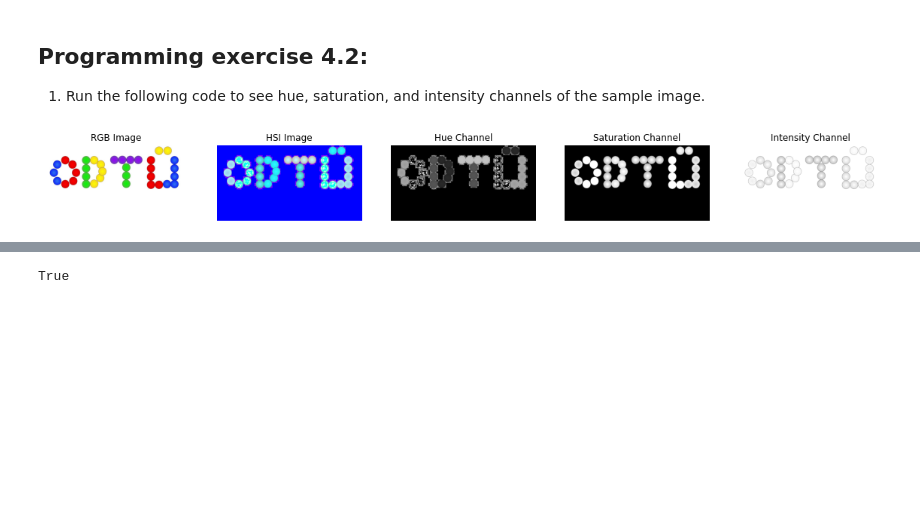
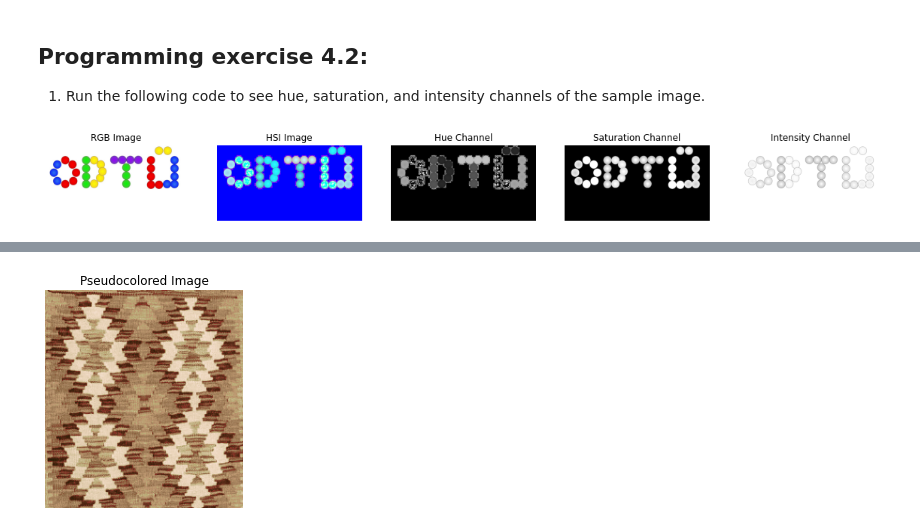
Before and after one commit to itironal/466Companion, a Jupyter notebook: _sources/newCh4.ipynb, the cells around one changed output, grey strips where cells are left out. Cells and saved outputs as stored; diff of their text form; code cells hidden in the pictures; blank space fills up the shorter version.

```diff
--- a/_sources/newCh4.ipynb
+++ b/_sources/newCh4.ipynb
@@ -666,10 +151,11 @@ plt.show()
 
 import cv2
 import numpy as np
+import matplotlib.pyplot as plt
 
 # --- FILE NAMES ---
-gray_image_filename = "cropped_kilim_image.png"    # grayscale input
-color_image_filename = "redmushroom_long.png"  # color source image
+gray_image_filename = "images/cropped_kilim_image.png"    # grayscale input
+color_image_filename = "images/redmushroom_long.png"  # color source image
 
 # --- READ IMAGES ---
 gray_img = cv2.imread(gray_image_filename, cv2.IMREAD_GRAYSCALE)
@@ -707,43 +193,35 @@ def fill_palette(palette):
     known_indices = np.where(np.any(palette != 0, axis=1))[0]
 
     # Fill start to first known
     filled[:known_indices[0]] = palette[known_indices[0]]
 
     # Fill between known points
     for k in range(len(known_indices) - 1):
         start, end = known_indices[k], known_indices[k+1]
         for idx in range(start+1, end):
             ratio = (idx - start) / (end - start)
             filled[idx] = (1 - ratio) * palette[start] + ratio * palette[end]
 
     # Fill last known to end
     filled[known_indices[-1]:] = palette[known_indices[-1]]
 
     return filled
 
 palette_filled = fill_palette(palette)
 
-# --- SAVE PALETTE VISUALIZATIONS ---
-def save_palette_image(palette_array, filename):
-    palette_img = np.zeros((50, 256, 3), dtype=np.uint8)
-    for x in range(256):
-        palette_img[:, x] = np.clip(palette_array[x], 0, 255).astype(np.uint8)
-    # Convert RGB to BGR for saving with OpenCV
-    cv2.imwrite(filename, cv2.cvtColor(palette_img, cv2.COLOR_RGB2BGR))
-
-save_palette_image(palette, "palette_raw.png")
-save_palette_image(palette_filled, "palette_filled.png")
 
 # --- APPLY PALETTE TO GRAYSCALE IMAGE ---
 h, w = gray_img.shape
 colored_img = np.zeros((h, w, 3), dtype=np.uint8)
 
 for i in range(h):
     for j in range(w):
         val = gray_img[i, j]
         colored_img[i, j] = np.clip(palette_filled[val], 0, 255)
 
-# Save the pseudocolored image (convert RGB->BGR for OpenCV)
-cv2.imwrite("pseudocolored.png", cv2.cvtColor(colored_img, cv2.COLOR_RGB2BGR))
+plt.imshow(colored_img)
+plt.axis('off')  # Hide axis
+plt.title("Pseudocolored Image")
+plt.show()
 # %% [output]
-True
+[figure, added]
```
Also changed, not shown: parts of 10 cells of this notebook, 27 other files.
